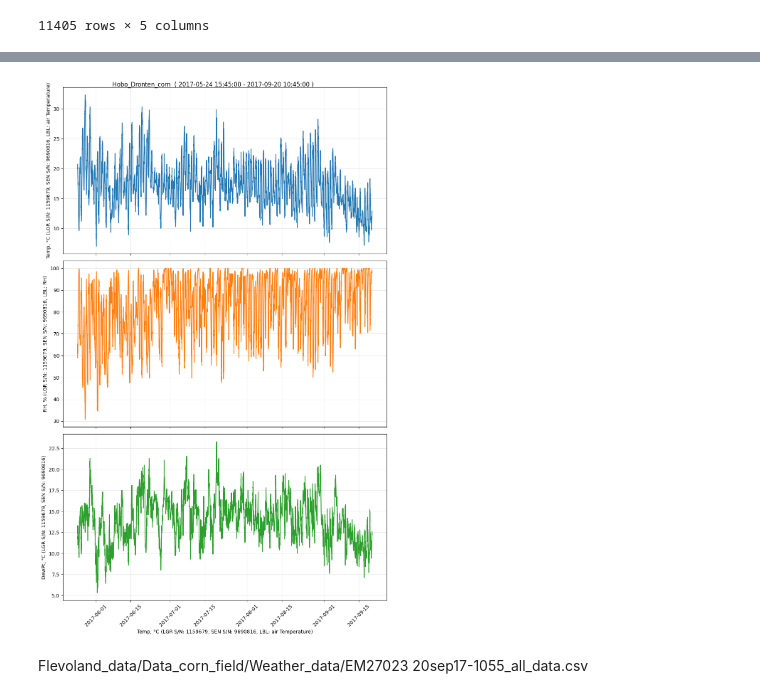
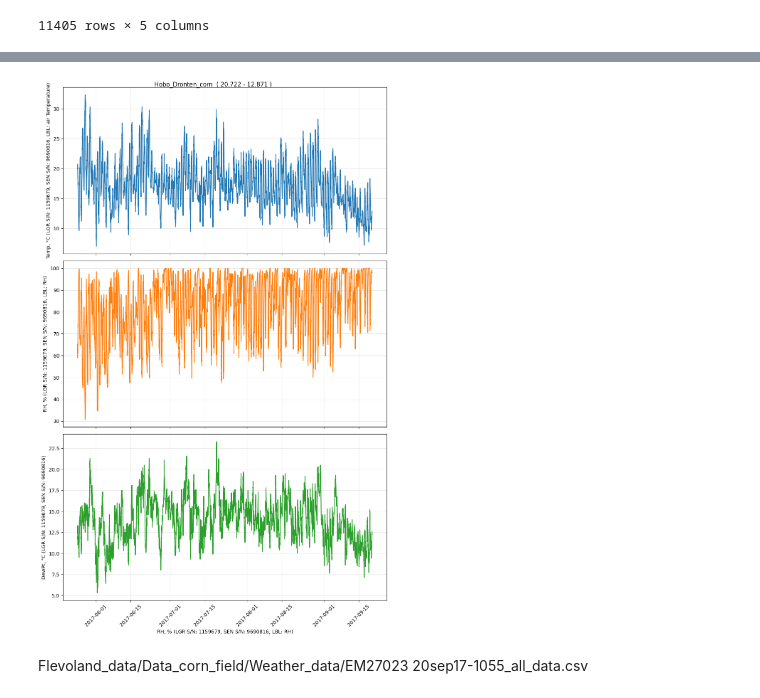
Before and after one commit to cFr4nk/Tesi_SAR_Analysis, a Jupyter notebook: App_1.ipynb, the cells around one changed output, grey strips where cells are left out. Saved outputs shown, nothing was run; the diff lists cells and outputs as text; code cells hidden in the pictures.

```diff
--- a/App_1.ipynb
+++ b/App_1.ipynb
@@ -40,13 +40,14 @@ display(df_temp)
 11405 rows × 5 columns
 # %%
 col_name = df_temp.columns[1]
+df_temp.set_index(df_temp.columns[1], inplace=True)
 
 # 2. Converti e sovrascrivi l'intera colonna
-df_temp[col_name] = pd.to_datetime(
-    df_temp[col_name],
+df_temp.index = pd.to_datetime(
+    df_temp.index,
     format="%d/%m/%y %I:%M %p",
     errors='coerce'
 )
 
 df_temp_clean = df_temp.drop(df_temp.columns[0], axis=1)
-#display(df_temp_clean)
+display(df_temp_clean)
@@ -53,22 +69,22 @@ df_temp_clean = df_temp.drop(df_temp.columns[0], axis=1)
 # %%
 fig, axes = plt.subplots(3, 1, figsize=(10, 16), sharex=True)
 plt.suptitle(f'Hobo_Dronten_corn  ( {df_temp_clean.iloc[0,0]} - {df_temp_clean.iloc[-1,0]} ) ')
 
 # Lista degli indici delle colonne che vuoi plottare
-colonne_y = [1, 2, 3]
-data_x = df_temp_clean.iloc[:, 0]
+colonne_y = [0, 1, 2]
+data_x = df_temp_clean.index
 
 for i, col_idx in enumerate(colonne_y):
     axes[i].plot(data_x, df_temp_clean.iloc[:, col_idx], color=f'C{i}') # C0, C1, C2 sono colori standard
     axes[i].set_ylabel(df_temp_clean.columns[col_idx])
     axes[i].grid(True, alpha=0.3)
 
 plt.xlabel(df_temp_clean.columns[1])
 plt.xticks(rotation=45)
 plt.tight_layout()
 plt.show()
 # %% [output]
-[figure, old version]
+[figure, new version]
 # %% [markdown]
 Flevoland_data/Data_corn_field/Weather_data/EM27023 20sep17-1055_all_data.csv
 # %%
```
Also changed, not shown: parts of 11 cells of this notebook, 2 other files.
